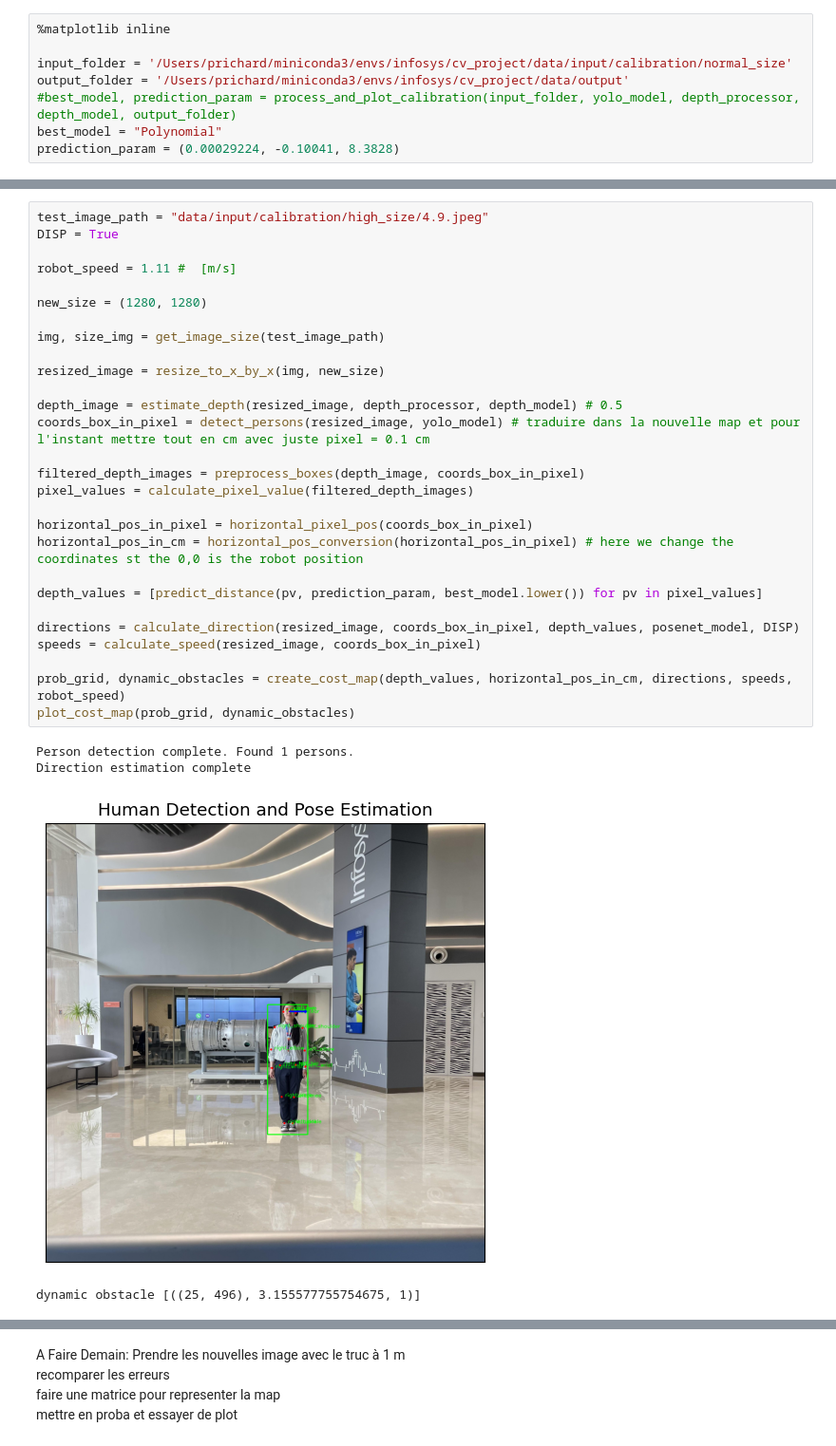
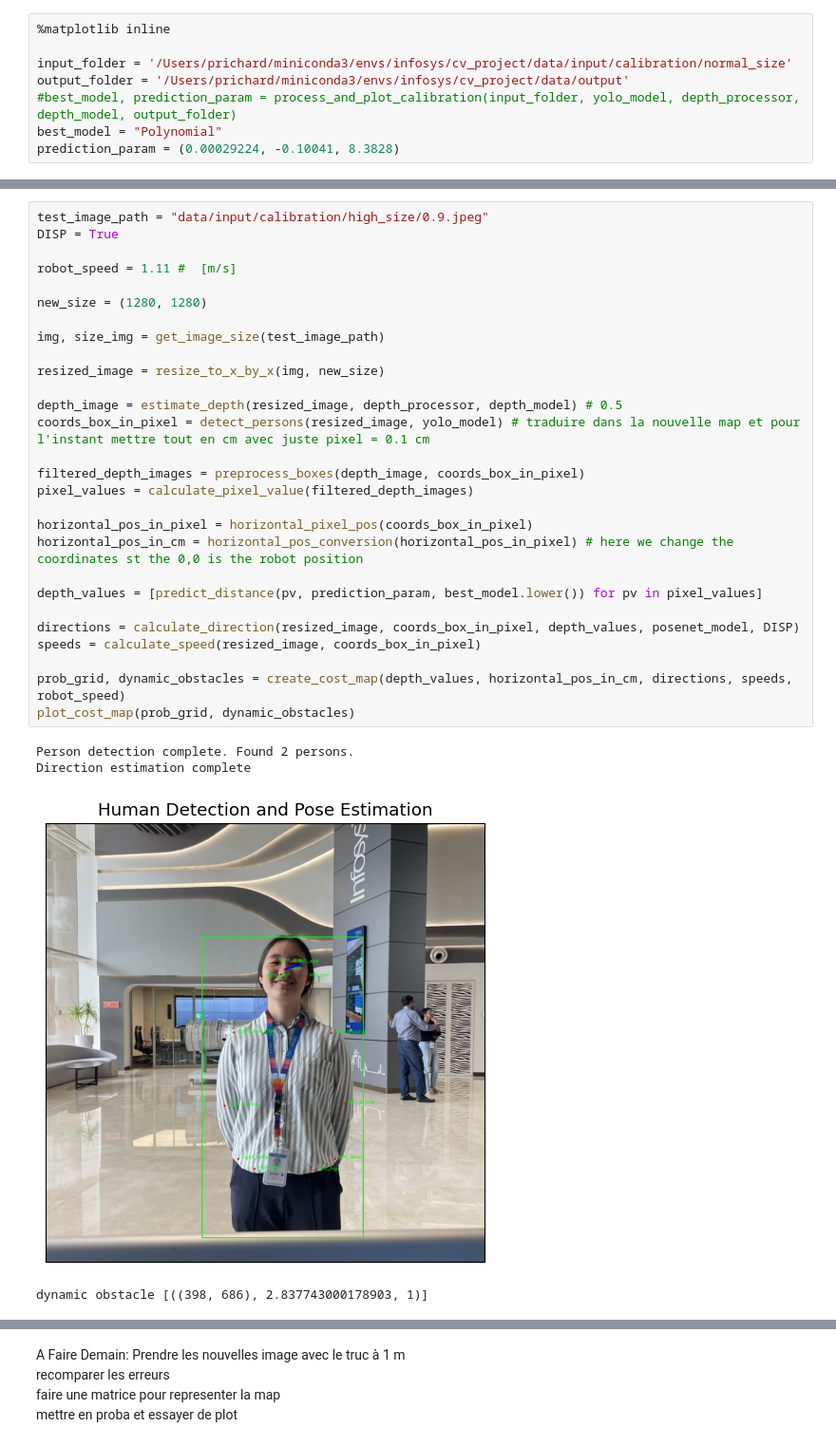
Before and after one commit to prichard26/Human-Aware-Autonomous-Navigation-HAN-System, a Jupyter notebook: CV_PROJECT.ipynb, the cells around one changed output, grey strips where cells are left out. Shown: that part at 95% size. Saved outputs shown, nothing was run; the diff lists cells and outputs as text.

Commit message:
Test_cost_map

```diff
--- a/CV_PROJECT.ipynb
+++ b/CV_PROJECT.ipynb
@@ -74,35 +72,35 @@ Normal image error = 0.1980
 ![Curve Data](images/Curve_Data_Big1_2048.png)
 ![Curve Data](images/Curve_Data_Big1_3000.png)
 # %%
-test_image_path = "data/input/calibration/high_size/4.9.jpeg"
+test_image_path = "data/input/calibration/high_size/0.9.jpeg"
 DISP = True
 
 robot_speed = 1.11 #  [m/s]
 
 new_size = (1280, 1280)
 
 img, size_img = get_image_size(test_image_path)
 
 resized_image = resize_to_x_by_x(img, new_size)
 
 depth_image = estimate_depth(resized_image, depth_processor, depth_model) # 0.5
 coords_box_in_pixel = detect_persons(resized_image, yolo_model) # traduire dans la nouvelle map et pour l'instant mettre tout en cm avec juste pixel = 0.1 cm
 
 filtered_depth_images = preprocess_boxes(depth_image, coords_box_in_pixel)
 pixel_values = calculate_pixel_value(filtered_depth_images)
 
 horizontal_pos_in_pixel = horizontal_pixel_pos(coords_box_in_pixel)
 horizontal_pos_in_cm = horizontal_pos_conversion(horizontal_pos_in_pixel) # here we change the coordinates st the 0,0 is the robot position
 
 depth_values = [predict_distance(pv, prediction_param, best_model.lower()) for pv in pixel_values]
 
 directions = calculate_direction(resized_image, coords_box_in_pixel, depth_values, posenet_model, DISP)
 speeds = calculate_speed(resized_image, coords_box_in_pixel)
 
 prob_grid, dynamic_obstacles = create_cost_map(depth_values, horizontal_pos_in_cm, directions, speeds, robot_speed)
 plot_cost_map(prob_grid, dynamic_obstacles)
 # %% [output]
-Person detection complete. Found 1 persons.
+Person detection complete. Found 2 persons.
 Direction estimation complete
-[figure, old version]
+[figure, new version]
-dynamic obstacle [((25, 496), 3.155577755754675, 1)]
+dynamic obstacle [((398, 686), 2.837743000178903, 1)]
```
Also changed, not shown: parts of 6 cells of this notebook, 3 other files.
